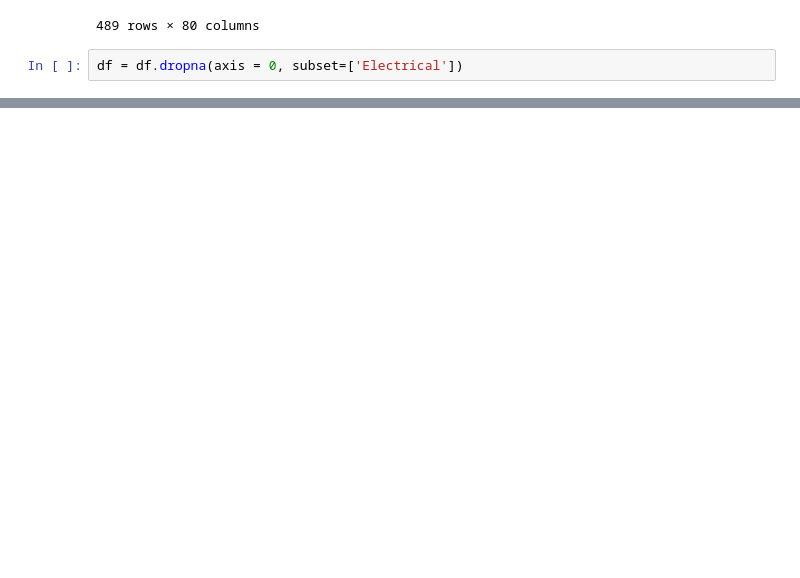
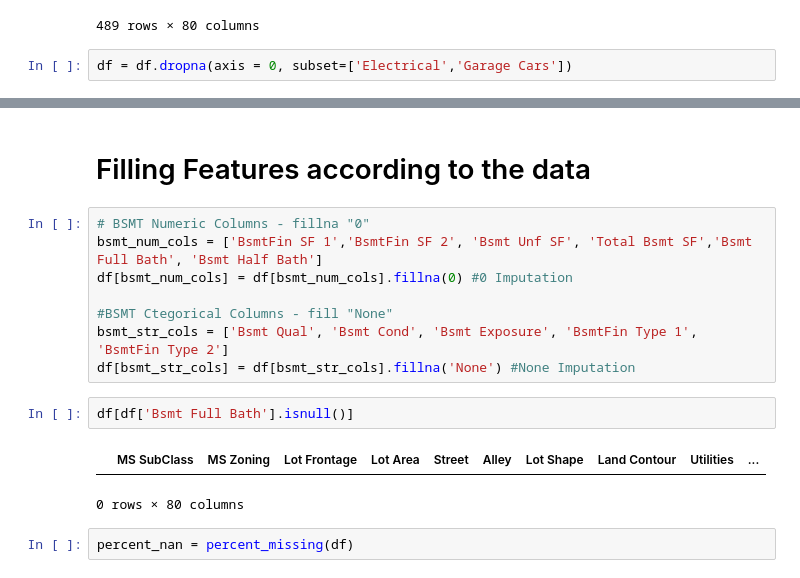
Before and after one commit to Sheiphan/ML_Live-, a Jupyter notebook: outliers/Outliers.ipynb, the cells around one changed output, grey strips where cells are left out. Drawn from its saved outputs; the diff is of its cells as text; blank space fills up the shorter version.

```diff
--- a/outliers/Outliers.ipynb
+++ b/outliers/Outliers.ipynb
@@ -496,7 +484,7 @@ df[df['Lot Frontage'].isnull()]
 | 2926 | 20 | RL | NaN | 8885 | Pave | NaN | IR1 | Low | AllPub | ... |
 489 rows × 80 columns
 # %%
-df = df.dropna(axis = 0, subset=['Electrical'])
+df = df.dropna(axis = 0, subset=['Electrical','Garage Cars'])
 # %%
 plt.figure(figsize=(8,3), dpi =200)
 sns.barplot(x = percent_nan.index, y =percent_nan, palette ='plasma')
@@ -509,3 +497,20 @@ plt.ylim(0,1)    #for visualizin from 0% - 1% data
 px.bar(x = percent_nan.index, y =percent_nan, text_auto=True).show()
 # %% [output]
 [interactive output not drawn]
+# %% [markdown]
+# Filling Features according to the data
+# %%
+# BSMT Numeric Columns - fillna "0"
+bsmt_num_cols = ['BsmtFin SF 1','BsmtFin SF 2', 'Bsmt Unf SF', 'Total Bsmt SF','Bsmt Full Bath', 'Bsmt Half Bath']
+df[bsmt_num_cols] = df[bsmt_num_cols].fillna(0) #0 Imputation
+
+#BSMT Ctegorical Columns - fill "None"
+bsmt_str_cols = ['Bsmt Qual', 'Bsmt Cond', 'Bsmt Exposure', 'BsmtFin Type 1', 'BsmtFin Type 2']
+df[bsmt_str_cols] = df[bsmt_str_cols].fillna('None') #None Imputation
+# %%
+df[df['Bsmt Full Bath'].isnull()]
+# %% [output]
+|  | MS SubClass | MS Zoning | Lot Frontage | Lot Area | Street | Alley | Lot Shape | Land Contour | Utilities | ... |
+0 rows × 80 columns
+# %%
+percent_nan = percent_missing(df)
```
Also changed, not shown: parts of 40 cells of this notebook, 1 other file.
